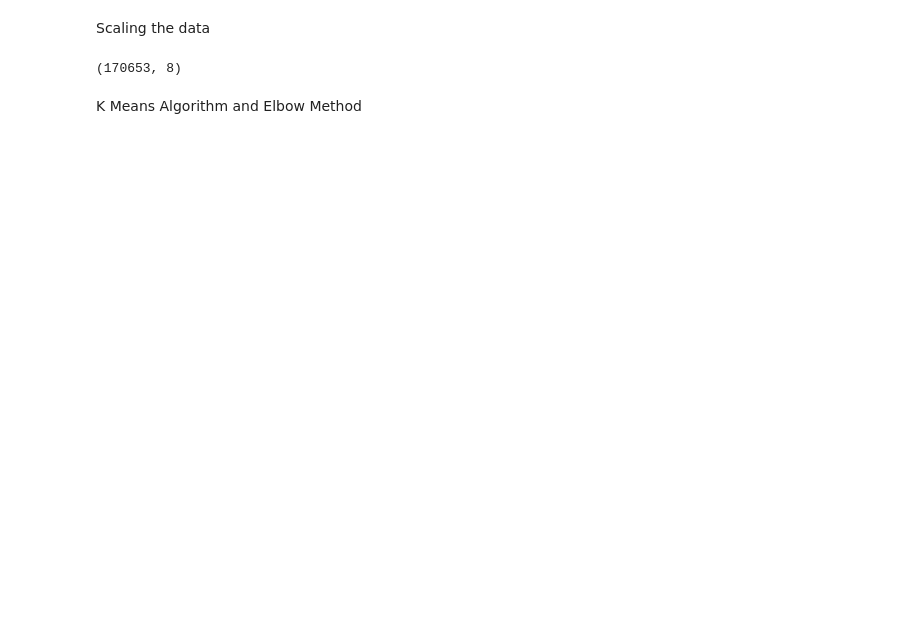
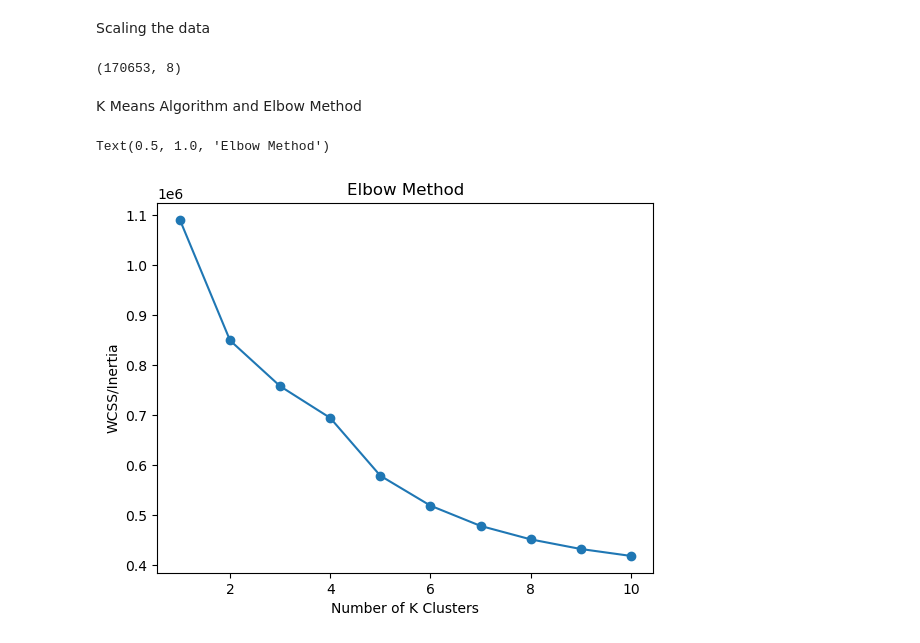
Before and after one commit to vishilp/spotify, a Jupyter notebook: model.ipynb, the cells around one changed output. Cells and saved outputs as stored; diff of their text form; code cells hidden in the pictures; blank space fills up the shorter version.

```diff
--- a/model.ipynb
+++ b/model.ipynb
@@ -48,3 +49,18 @@ K Means Algorithm and Elbow Method
 from sklearn.model_selection import train_test_split
 
 train_data, test_data = train_test_split(X_scaled, test_size=0.2, random_state=42)
+# %%
+from sklearn.cluster import KMeans
+inertia = []
+for k in range(1,11):
+    kmeans = KMeans(n_clusters=k, random_state=42)
+    kmeans.fit(train_data)
+    inertia.append(kmeans.inertia_) #this is the sum of costs within clusters
+# %%
+plt.plot(range(1,11), inertia, marker = 'o')
+plt.xlabel("Number of K Clusters")
+plt.ylabel("WCSS/Inertia")
+plt.title('Elbow Method')
+# %% [output]
+Text(0.5, 1.0, 'Elbow Method')
+[figure, added]
```
Also changed, not shown: parts of 7 cells of this notebook.
